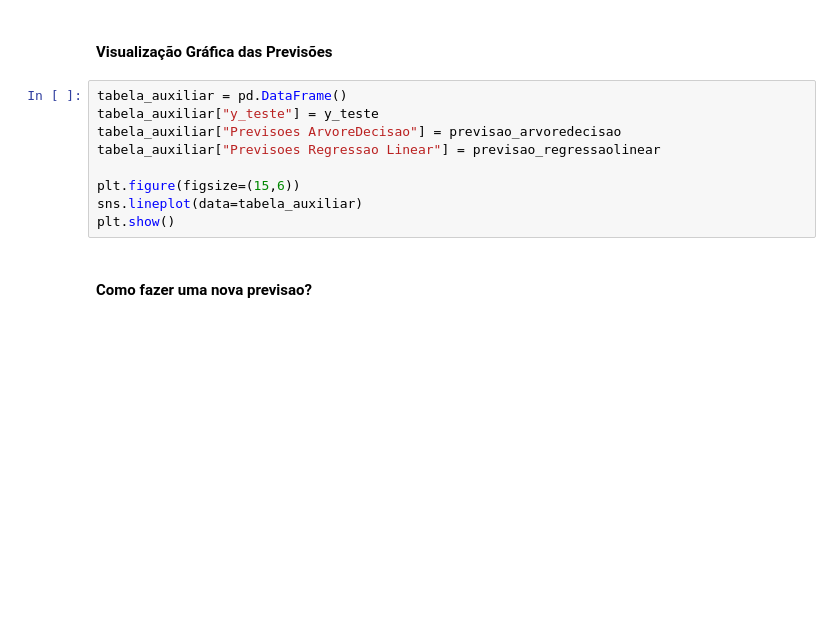
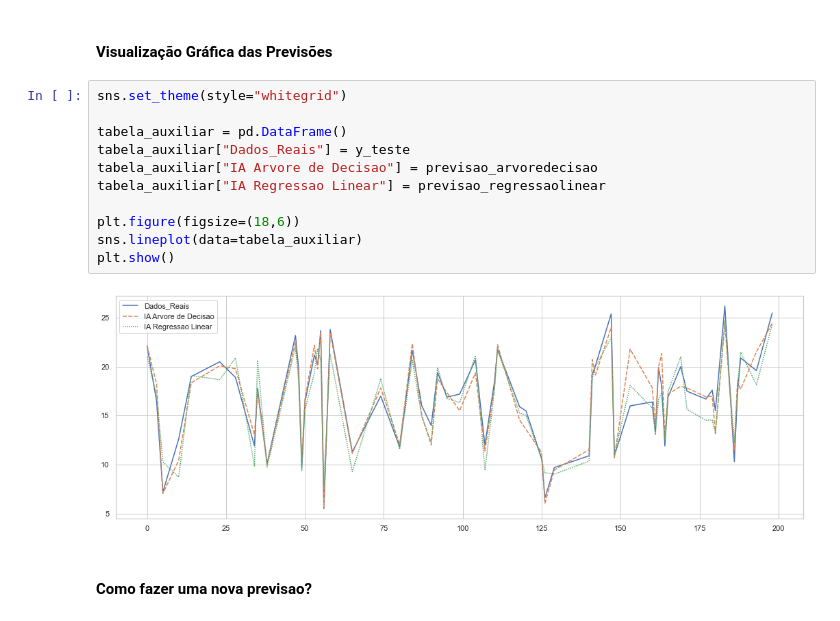
Before and after one commit to rafaelrossim/CienciaDados, a Jupyter notebook: Ciência_Dados_Midia.ipynb, the cells around one changed output. Saved outputs shown, nothing was run; the diff lists cells and outputs as text; blank space fills up the shorter version.

```diff
--- a/Ciência_Dados_Midia.ipynb
+++ b/Ciência_Dados_Midia.ipynb
@@ -77,14 +145,18 @@ print(metrics.r2_score(y_teste, previsao_arvoredecisao))
 # %% [markdown]
 #### Visualização Gráfica das Previsões
 # %%
+sns.set_theme(style="whitegrid")
+
 tabela_auxiliar = pd.DataFrame()
-tabela_auxiliar["y_teste"] = y_teste
-tabela_auxiliar["Previsoes ArvoreDecisao"] = previsao_arvoredecisao
-tabela_auxiliar["Previsoes Regressao Linear"] = previsao_regressaolinear
+tabela_auxiliar["Dados_Reais"] = y_teste
+tabela_auxiliar["IA Arvore de Decisao"] = previsao_arvoredecisao
+tabela_auxiliar["IA Regressao Linear"] = previsao_regressaolinear
 
-plt.figure(figsize=(15,6))
+plt.figure(figsize=(18,6))
 sns.lineplot(data=tabela_auxiliar)
 plt.show()
+# %% [output]
+[figure, added]
 # %% [markdown]
 #### Como fazer uma nova previsao?
 # %%
```
Also changed, not shown: parts of 10 cells of this notebook.
